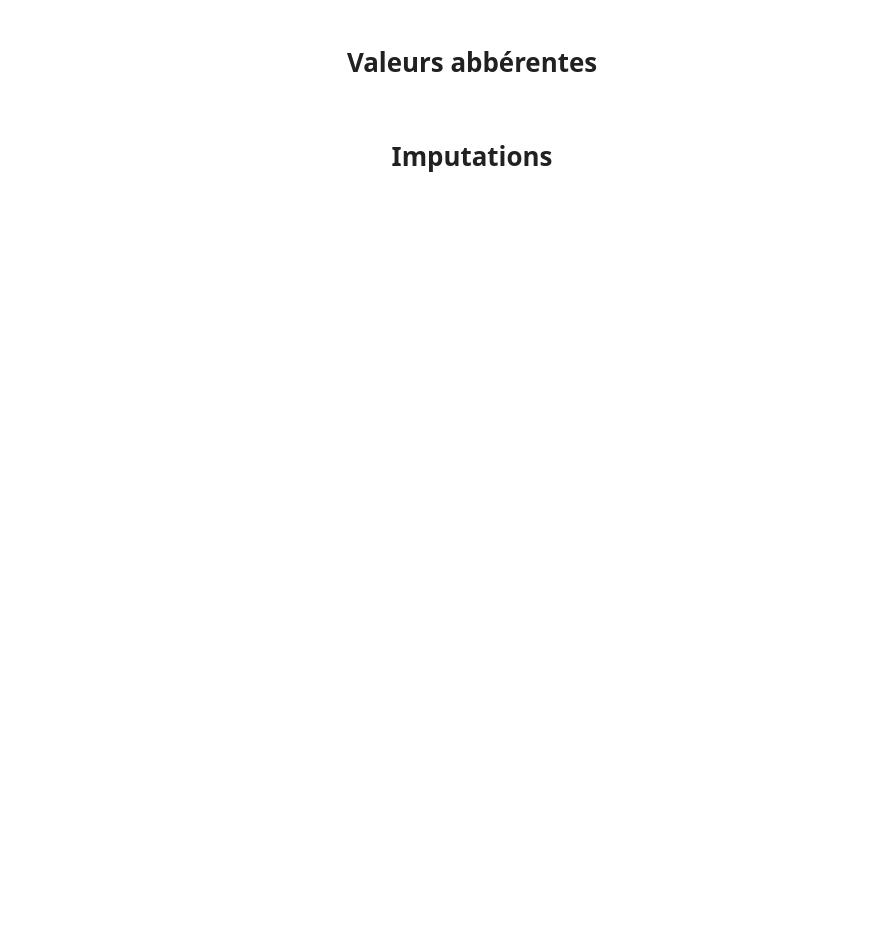
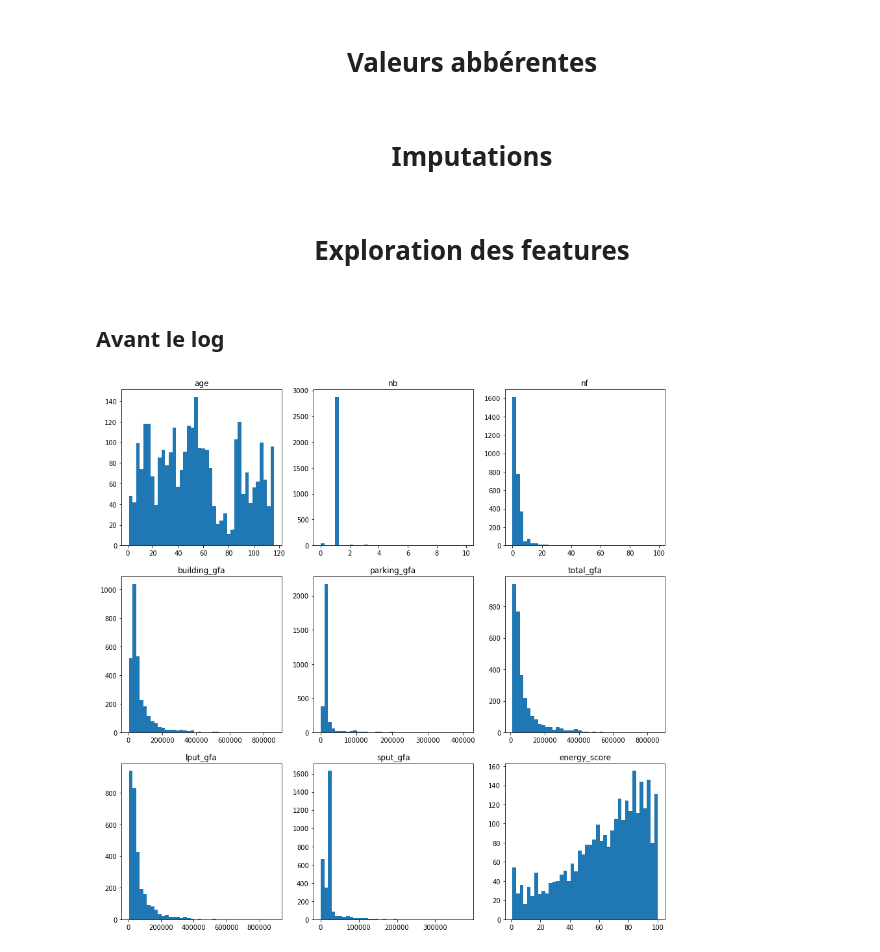
Before and after one commit to datanab/energy-consumption-prediction, a Jupyter notebook: Pélec_01_notebook_2.ipynb, the cells around one changed output. Drawn from its saved outputs; the diff is of its cells as text; code cells hidden in the pictures; blank space fills up the shorter version.

```diff
--- a/Pélec_01_notebook_2.ipynb
+++ b/Pélec_01_notebook_2.ipynb
@@ -187,6 +235,0 @@ bench_info, bench_model = features_choices(bench15_0, bench16_0, to_drop_15, to_
-# %%
-fig, axs = plt.subplots(5,2, figsize=(15,15))
-numerical_features = ['age', 'nb', 'nf', 'building_gfa' ,'parking_gfa','total_gfa', 'lput_gfa', 'sput_gfa', 'tput_gfa', 'energy_score']
-for idx in range(len(numerical_features)):
-    axs[idx//2,idx%2].hist(bench_model[numerical_features[idx]],bins=40)
-    axs[idx//2,idx%2].set_title(numerical_features[idx])
@@ -247,20 +283,17 @@ bench_model = bench_model.drop(bench_model[(bench_model.id.isin([33, 34, 54, 60,
 # <p style = 'text-align:center'> Imputations </p>
 # %%
 bench_model_cleaned = property_use_types_cleansing_and_imputation(bench_model)
-# %%
-from sklearn.preprocessing import StandardScaler, OneHotEncoder
-
-Xnum = bench_model_cleaned[['age','nb','nf','building_gfa','parking_gfa','lput_gfa','sput_gfa','tput_gfa','energy_score']].values
-Xcat = bench_model_cleaned[['type','district_code','lput','sput','tput']]
-enc = OneHotEncoder(handle_unknown='ignore')
-Xenc = enc.fit_transform(Xcat.values).toarray()
-X = np.concatenate((Xnum, Xenc),axis=1)
-
-from sklearn.impute import KNNImputer
-
-imputer = KNNImputer(n_neighbors=2)
-X_imp = imputer.fit_transform(X)
-
-bench_model_cleaned['energy_score'] = X_imp[:,8]
 # %%
 # bench_model_cleaned.info()
+# %% [markdown]
+# <p style = 'text-align:center'> Exploration des features </p>
+# %% [markdown]
+## Avant le log
+# %%
+fig, axs = plt.subplots(3,3, figsize=(15,15))
+numerical_features = ['age', 'nb', 'nf', 'building_gfa' ,'parking_gfa','total_gfa', 'lput_gfa', 'sput_gfa', 'energy_score']
+for idx in range(len(numerical_features)):
+    axs[idx//3,idx%3].hist(bench_model_cleaned[numerical_features[idx]],bins=40)
+    axs[idx//3,idx%3].set_title(numerical_features[idx])
+# %% [output]
+[figure, added]
```
Also changed, not shown: parts of 32 cells of this notebook, 12 other files.
